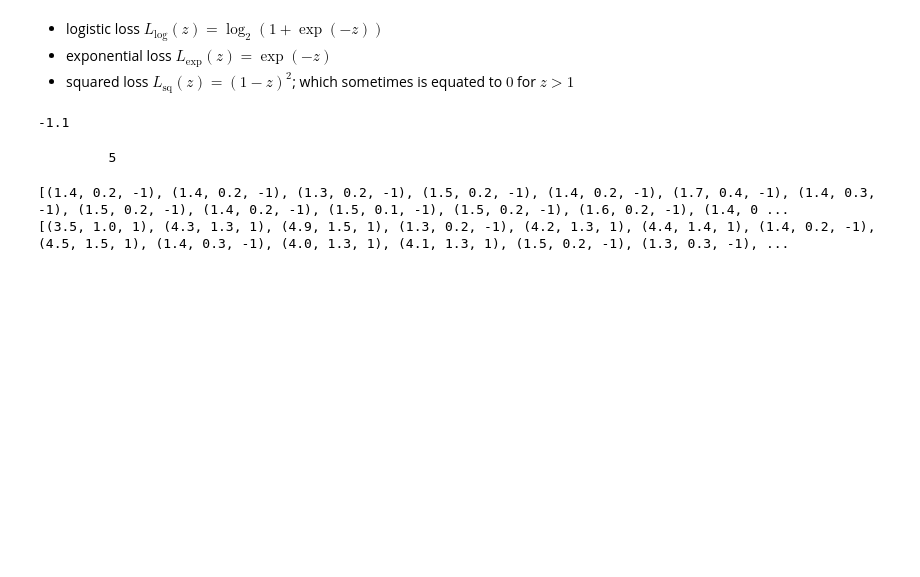
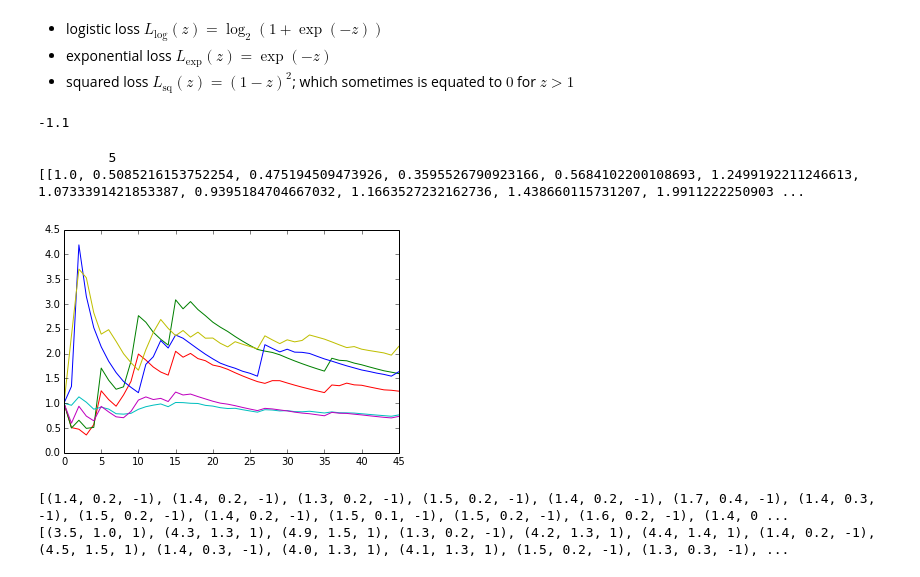
Before and after one commit to MyMEng/MAB, a Jupyter notebook: experiment/Exp.ipynb, the cells around one changed output. Cells and saved outputs as stored; diff of their text form; code cells hidden in the pictures; blank space fills up the shorter version.

```diff
--- a/experiment/Exp.ipynb
+++ b/experiment/Exp.ipynb
@@ -194,6 +196,11 @@ P = []
 Y = []
 
 res = []
+
+convergence = []
+for i in range(1, len(H)) :
+    convergence.append([])
+
 while oracleQuerries <=budget :
     p_t = []
 
@@ -275,6 +282,9 @@ while oracleQuerries <=budget :
         else :
             sample.append( np.random.normal(L, s, 1) )
 
+        # mean convergencew
+        convergence[i-1].append(L)
+
 #    print sample
     # set the hypothesis that minimizes
     minim = 1000000
@@ -288,6 +298,9 @@ while oracleQuerries <=budget :
             if bool(random.getrandbits(1)) :
                 minim = sample[i]
 
+# mean convergencew
+#    for w in range(1, len(H)):
+#        convergence[w-1].append()
 
 
     Hno = minIndex+1
@@ -311,8 +324,26 @@ while oracleQuerries <=budget :
             minim = res[i]
             minIndex = i
 print "\n        ", minIndex+1
+
+print convergence
 # %% [output]
          5
+[[1.0, 0.5085216153752254, 0.475194509473926, 0.3595526790923166, 0.5684102200108693, 1.2499192211246613, 1.0733391421853387, 0.9395184704667032, 1.1663527232162736, 1.438660115731207, 1.9911222250903 ...
+# %%
+xax = range(len(convergence[0]))
+plt.figure(1)
+plt.plot(xax, convergence[0], 'r')
+plt.plot(xax, convergence[1], 'g')
+plt.plot(xax, convergence[2], 'b')
+plt.plot(xax, convergence[3], 'c')
+plt.plot(xax, convergence[4], 'm')
+plt.plot(xax, convergence[5], 'y')
+
+plt.savefig("convergence.png", dpi=300, pad_inches=0.2)
+
+plt.show()
+# %% [output]
+[figure, added]
 # %%
 # test for duplicates
 a = zip(ints1, ints2, labels)
```
Also changed, not shown: parts of 1 cell of this notebook, 2 other files.
